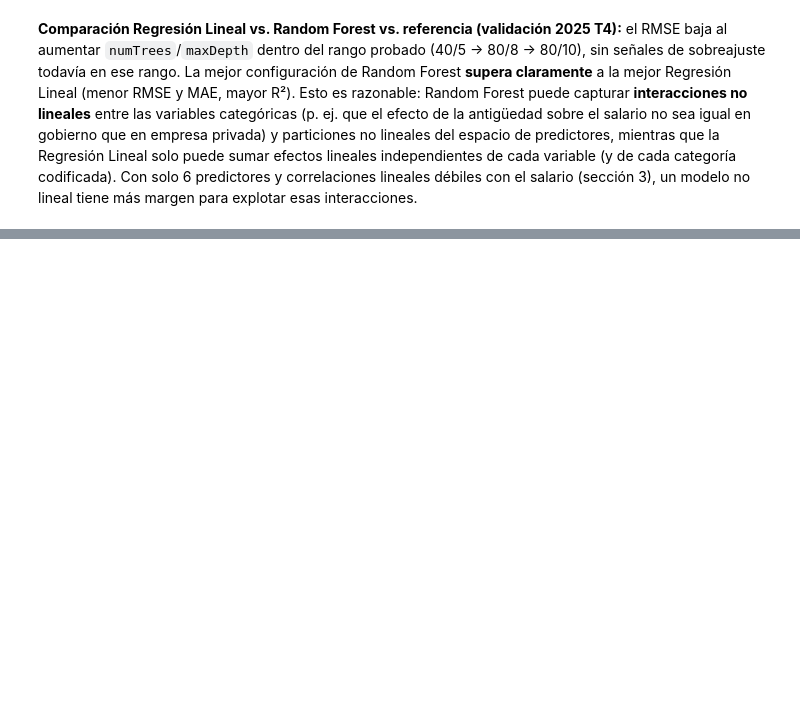
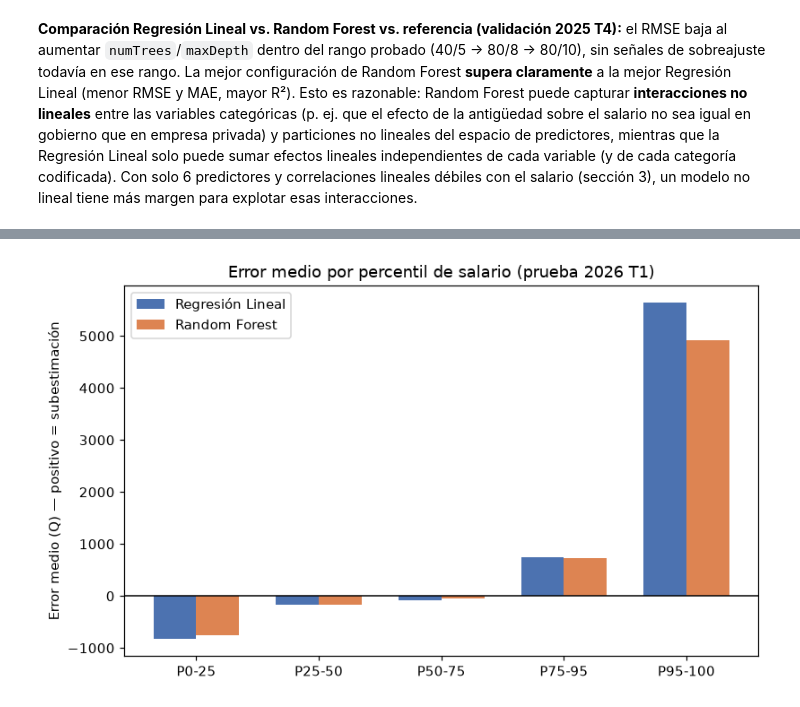
Before and after one commit to Dcextrim/CC3084-Data-Science, a Jupyter notebook: 07_spark_mllib/notebooks/laboratorio7-spark-mllib.ipynb, the cells around one changed output, grey strips where cells are left out. Saved outputs shown, nothing was run; the diff lists cells and outputs as text; code cells hidden in the pictures; blank space fills up the shorter version.

```diff
--- a/07_spark_mllib/notebooks/laboratorio7-spark-mllib.ipynb
+++ b/07_spark_mllib/notebooks/laboratorio7-spark-mllib.ipynb
@@ -1092,0 +1376,16 @@ para explotar esas interacciones.
+# %%
+fig, ax = plt.subplots(figsize=(7.5, 4.5))
+ancho = 0.35
+posiciones = np.arange(len(orden_percentiles))
+ax.bar(posiciones - ancho / 2, tabla_percentil_lr["error_medio"], width=ancho, label="Regresión Lineal", color="#4C72B0")
+ax.bar(posiciones + ancho / 2, tabla_percentil_rf["error_medio"], width=ancho, label="Random Forest", color="#DD8452")
+ax.axhline(0, color="black", linewidth=1)
+ax.set_xticks(posiciones)
+ax.set_xticklabels(orden_percentiles)
+ax.set_ylabel("Error medio (Q) — positivo = subestimación")
+ax.set_title("Error medio por percentil de salario (prueba 2026 T1)")
+ax.legend()
+plt.tight_layout()
+plt.show()
+# %% [output]
+[figure, added]
```
Also changed, not shown: parts of 18 cells of this notebook, 1 other file.
